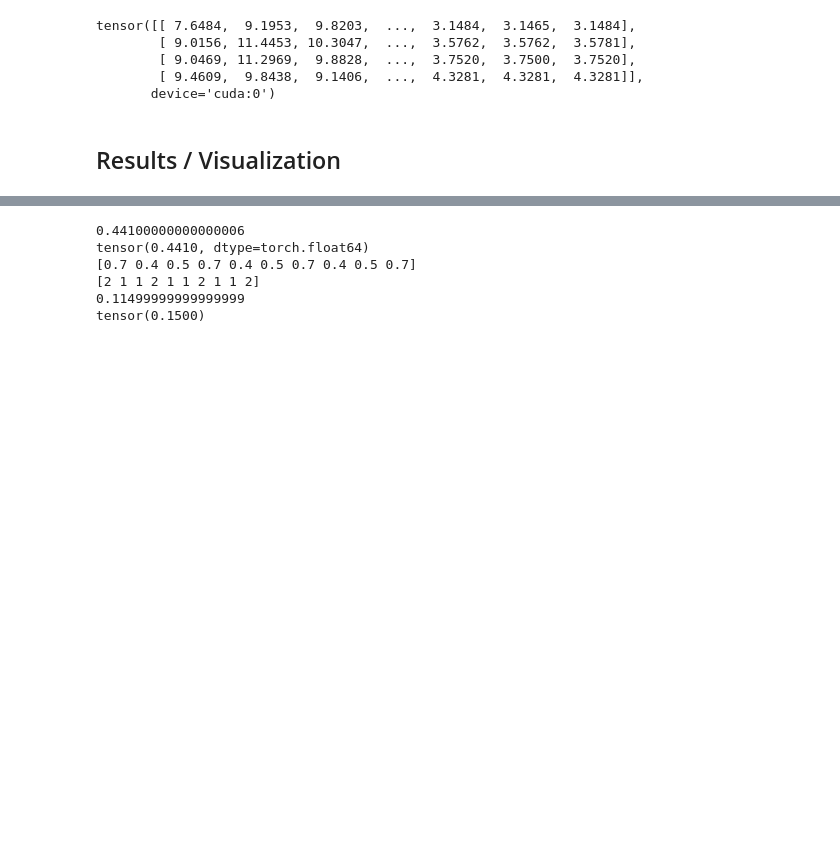
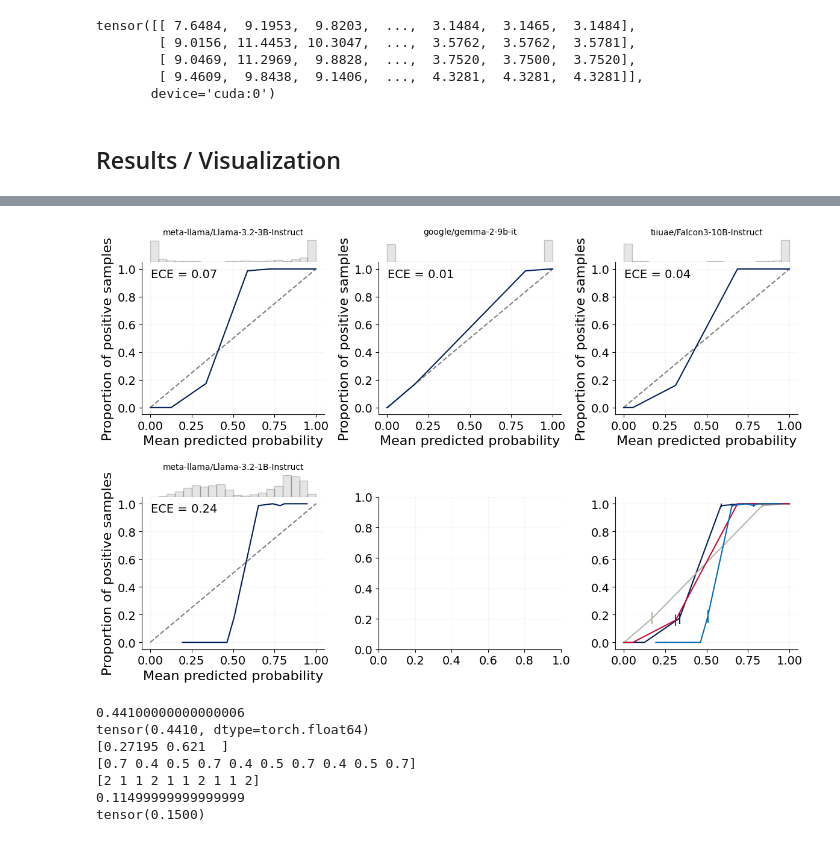
Before and after one commit to jrudoler/in-context-calibration, a Jupyter notebook: test.ipynb, the cells around one changed output, grey strips where cells are left out. Cells and saved outputs as stored; diff of their text form; code cells hidden in the pictures; blank space fills up the shorter version.

```diff
--- a/test.ipynb
+++ b/test.ipynb
@@ -495,6 +533,15 @@ array([0.89, 0.79, 0.69, 0.41, 0.51, 0.61, 0.29, 0.19, 0.09, 1.  ])
+# %%
+# subplot for each model with n_context = 8
+fig, axs = plt.subplots(2, 3, figsize=(12, 8))
+for i, model_id in enumerate(full_results["model_id"].unique()):
+    results = pd.read_pickle(f"results/sst2_context_8_{model_id.replace('/', '_')}.pkl")
+    prob_pos = np.where(results["true_label"] == 1, results["prob"], 1 - results["prob"])
+    ax = plot_calibration_curve(results["true_label"], prob_pos, model_id, n_bins=20, save=False, method="quantile", ax=axs[i//3, i%3])
+    ax.set_title(model_id, fontsize=10)
+plt.tight_layout()
+# %% [output]
+[figure, added]
 # %%
-
-
 # unit test
 n_bins = 8
 y_true = np.array([0, 0, 0, 1, 1, 1, 0, 0, 0, 1])
@@ -504,6 +551,7 @@ y_prob_max = np.array([0.11, 0.21, 0.31, 0.41, 0.51, 0.61, 0.71, 0.81, 0.91, 1])
 y_prob_pos = np.where(y_true == 1, y_prob_max, 1 - y_prob_max)
 print(expected_calibration_error(y_true, y_prob_pos, n_bins=8, method="uniform"))
 print(calibration_error(torch.tensor(y_prob_pos), torch.tensor(y_true), task="binary", n_bins=8, norm="l1"))
+print(bootstrap_ece(y_true, y_prob_pos, ci=0.95, n_bootstraps=1000, n_bins=8, method="uniform"))
 
 # unit test for multiclass
 n_bins = 8
@@ -515,6 +563,7 @@ print(calibration_error(torch.tensor(y_prob), torch.tensor(y_true), task="multic
 # %% [output]
 0.44100000000000006
 tensor(0.4410, dtype=torch.float64)
+[0.27195 0.621  ]
 [0.7 0.4 0.5 0.7 0.4 0.5 0.7 0.4 0.5 0.7]
 [2 1 1 2 1 1 2 1 1 2]
 0.11499999999999999
```
Also changed, not shown: parts of 13 cells of this notebook, 41 other files.
